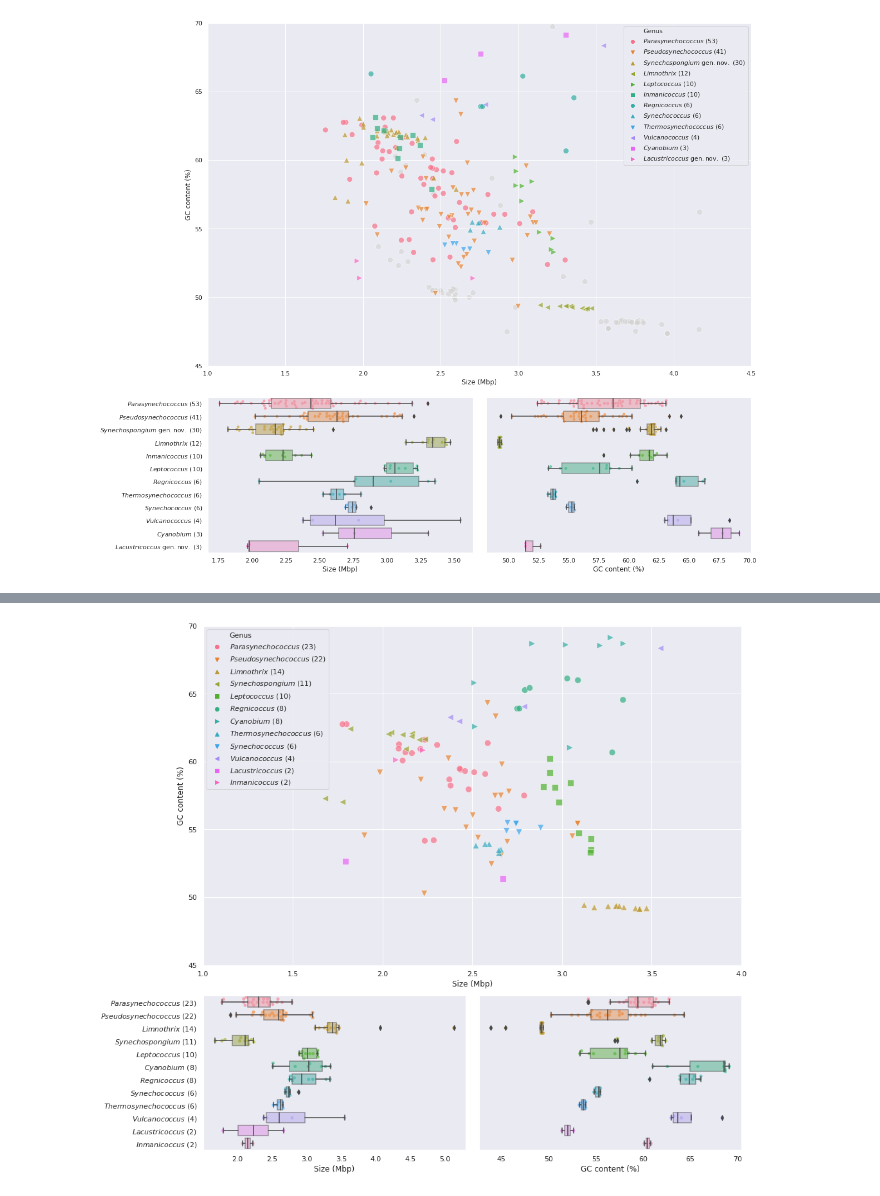
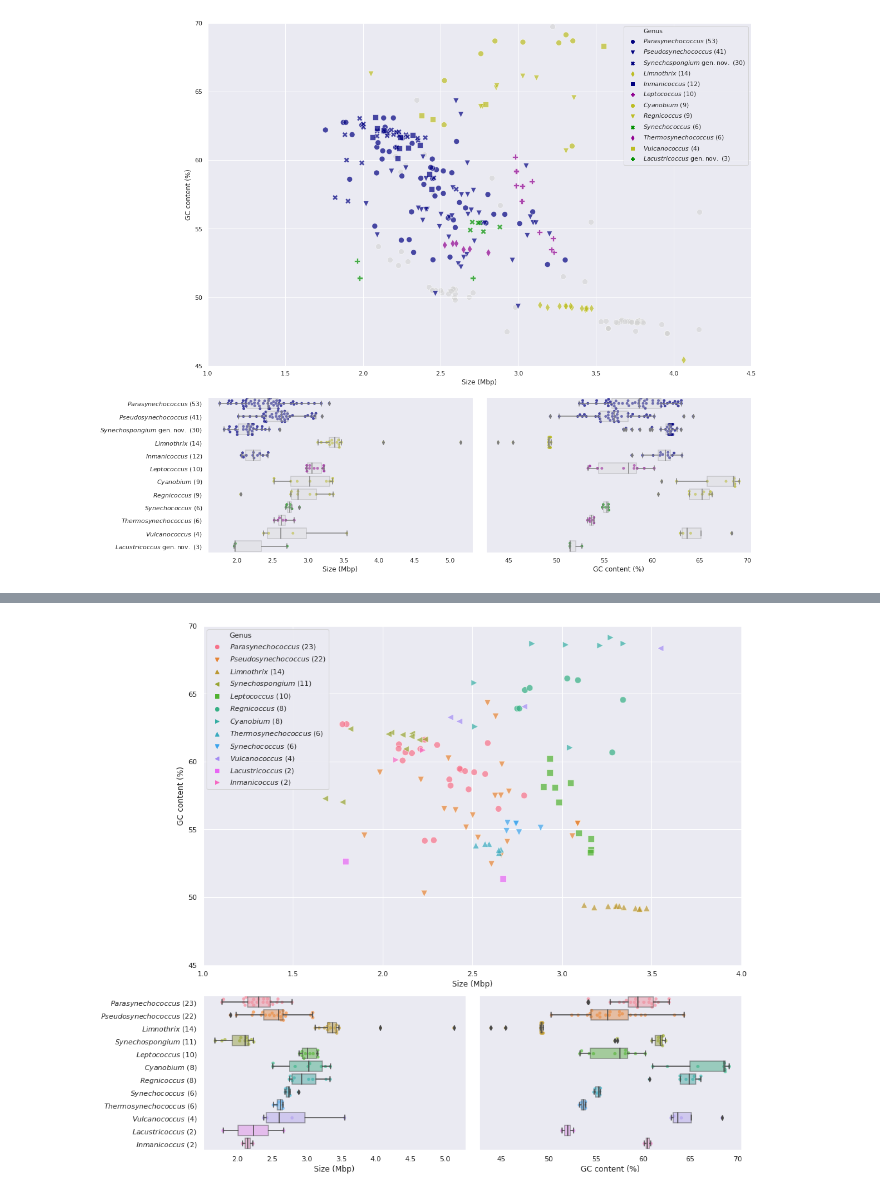
Before and after one commit to vinisalazar/SynechococcusGT, a Jupyter notebook: code/gc_size.ipynb, the cells around one changed output, grey strips where cells are left out. Drawn from its saved outputs; the diff is of its cells as text; code cells hidden in the pictures.

Commit message:
Draft version of Figure 3

```diff
--- a/code/gc_size.ipynb
+++ b/code/gc_size.ipynb
@@ -77,3 +81,40 @@ def main(data, data_, figsize=(15,15), axis_lim=((1,7), (30,70)), palette='deep'
         plt.savefig(kwargs['save'], dpi=600)
 
     plt.show()
+# %%
+    ecotypes = {
+    "$Parasynechococcus$ (53)": "Marine",
+    "$Pseudosynechococcus$ (41)": "Marine",
+    "$Synechospongium\ \mathrm {gen. nov.}$ (30)": "Marine",
+    "$Vulcanococcus$ (4)": "Halotolerant",
+    "$Lacustricoccus\ \mathrm {gen. nov.}$ (3)": "Freshwater",
+    "$Regnicoccus$ (9)": "Halotolerant",
+    "$Inmanicoccus$ (12)": "Marine",
+    "$Cyanobium$ (9)": "Halotolerant",
+    "$Synechococcus$ (6)": "Freshwater",
+    "$Thermosynechococcus$ (6)": "Thermophilic",
+    "$Limnothrix$ (14)": "Halotolerant",
+    "$Leptococcus$ (10)": "Thermophilic"
+    }
+
+    ecotype_color = {
+    "Marine": "#000080",
+    "Freshwater": "#009000",
+    "Thermophilic": "#900090",
+    "Halotolerant": "#00a0a0"
+    }
+
+    order = []
+    for k, v in ecotypes.items():
+        if v == "Marine":
+            order.append(k)\
+
+    for k, v in ecotypes.items():
+        if v == "Halotolerant":
+            order.append(k)
+
+    for k, v in ecotypes.items():
+        if v == "Freshwater":
+            order.append(k)
+
+    order
@@ -170,30 +264,30 @@ def main2(data, data_, figsize=(15,15), axis_lim=((1,7), (30,70)), palette='deep
 # %%
 # Our draft
 df_ = df[df['quality_filter']].copy()
 
 df_['no_genus'] = df_.groupby('new_genus')[
     'new_genus'].transform('count').map(int, na_action="ignore")
 
 data = df_[(df_['is_synecho']) &
            ~(df_['new_genus'].isin(("GCA", "PCC-7336"))) &
            (df_['no_genus'] > 1) &
-           (df_['gtt_label'].str[1] != "_")].copy()
+           (df_['gtt_label'].str[1] != "X")].copy()
 data['new_genus'] = data['new_genus'].apply(lambda s: s + "\ \mathrm {gen. nov.}" if any(i in s for i in ("Lacustricoccus", "Synechospongium")) else s)
 data_ = df_[~df_['is_synecho']].copy()
 
 models = []
 
 for dataframe in (data, data_):
     model = linregress(dataframe['checkm_completeness'], dataframe['megabases'])
     models.append(model)
     dataframe['megabases'] = dataframe.apply(lambda row: 100 *
                                    row['megabases'] / row['checkm_completeness'] if
                                    row['checkm_completeness'] < 100 else row['megabases'], axis=1)
 
 main2(data=data, data_=data_, figsize=(17.5,17.5), axis_lim=((1,4.5), (45, 70)),
-      save="../data/plots/gc_size/gc_size2_adjusted_simply_no_singletons.png")
+      save="../data/plots/final/Figure_3_draft.png")
 # %% [output]
-[figure, old version]
+[figure, new version]
 # %%
 # Our draft
 df_ = df[df['quality_filter']].copy()
```
Also changed, not shown: parts of 4 cells of this notebook.
